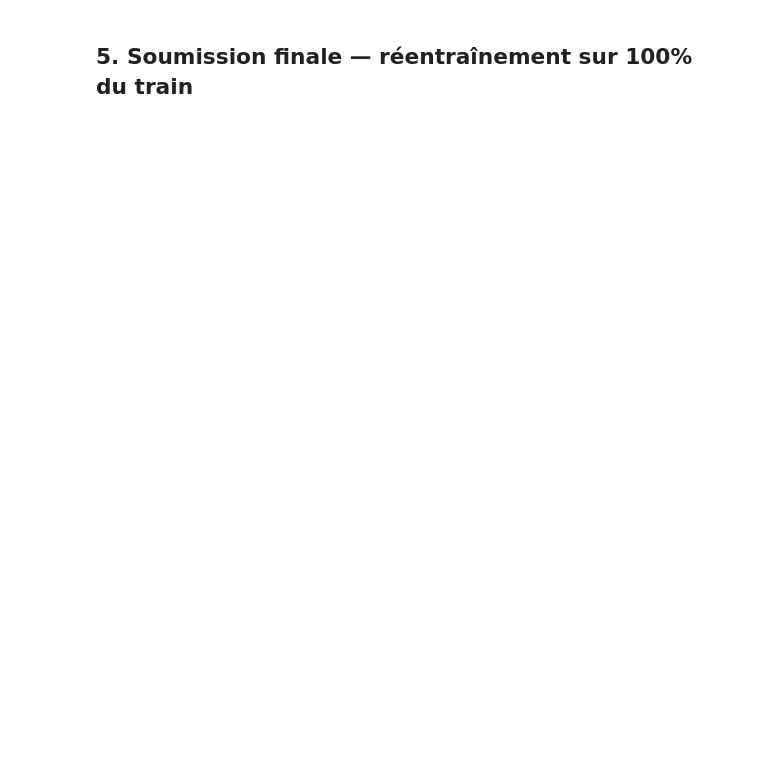
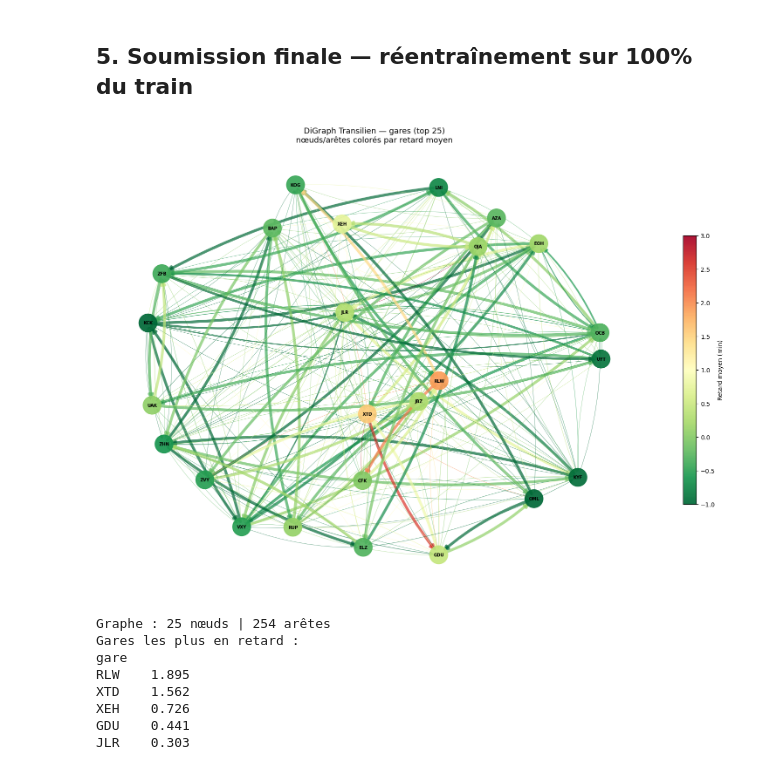
Before and after one commit to Benoit-DAVID-33/Ynov, a Jupyter notebook: semaine_23_03_2026/ML/Transilien_SNCF/master_ia_simple.ipynb, the cells around one changed output. Drawn from its saved outputs; the diff is of its cells as text; code cells hidden in the pictures; blank space fills up the shorter version.

```diff
--- a/semaine_23_03_2026/ML/Transilien_SNCF/master_ia_simple.ipynb
+++ b/semaine_23_03_2026/ML/Transilien_SNCF/master_ia_simple.ipynb
@@ -169,2 +246,67 @@ CatBoost multi-seed MAE val : 0.6373  (1153s)
 # %% [markdown]
 ## 5. Soumission finale — réentraînement sur 100% du train
+# %%
+import networkx as nx
+from matplotlib import cm
+import matplotlib.pyplot as plt
+
+# ── Construction du DiGraph ────────────────────────────────────────────────────
+df_g = X_train_raw[['train', 'date', 'arret', 'gare']].copy()
+df_g['delay'] = y_train_raw['p0q0'].values
+
+# Top 25 gares les plus fréquentes pour garder le graphe lisible
+top_gares = df_g['gare'].value_counts().head(25).index.tolist()
+df_g = df_g[df_g['gare'].isin(top_gares)]
+
+# Arêtes dirigées : pour chaque trajet (train, date), relier les arrêts consécutifs
+df_g = df_g.sort_values(['train', 'date', 'arret'])
+edge_data = {}
+for (train, date), grp in df_g.groupby(['train', 'date']):
+    rows = grp[['gare', 'delay']].values.tolist()
+    for i in range(len(rows) - 1):
+        src, dst = rows[i][0], rows[i+1][0]
+        if src != dst:
+            edge_data.setdefault((src, dst), []).append(rows[i][1])
+
+G = nx.DiGraph()
+for (src, dst), delays in edge_data.items():
+    G.add_edge(src, dst, weight=float(np.mean(delays)), count=len(delays))
+
+# ── Visualisation ──────────────────────────────────────────────────────────────
+node_delay = df_g.groupby('gare')['delay'].mean()
+node_colors = [node_delay.get(n, 0) for n in G.nodes()]
+edge_widths = [min(G[u][v]['count'] / 500, 4) + 0.5 for u, v in G.edges()]
+edge_colors = [G[u][v]['weight'] for u, v in G.edges()]
+
+pos = nx.spring_layout(G, seed=42, k=1.8, iterations=60)
+
+fig, ax = plt.subplots(figsize=(16, 11))
+
+nodes = nx.draw_networkx_nodes(G, pos, ax=ax,
+    node_color=node_colors, cmap='RdYlGn_r', vmin=-1, vmax=3,
+    node_size=900, alpha=0.92)
+nx.draw_networkx_labels(G, pos, ax=ax, font_size=7, font_weight='bold')
+edges = nx.draw_networkx_edges(G, pos, ax=ax,
+    edge_color=edge_colors, edge_cmap=cm.RdYlGn_r, edge_vmin=-1, edge_vmax=3,
+    width=edge_widths, arrows=True, arrowsize=14,
+    connectionstyle='arc3,rad=0.1', alpha=0.7)
+
+plt.colorbar(nodes, ax=ax, label='Retard moyen (min)', shrink=0.6)
+ax.set_title('DiGraph Transilien — gares (top 25)\nnœuds/arêtes colorés par retard moyen', fontsize=13)
+ax.axis('off')
+plt.tight_layout()
+plt.show()
+
+print(f'Graphe : {G.number_of_nodes()} nœuds | {G.number_of_edges()} arêtes')
+print(f'Gares les plus en retard :')
+print(node_delay.sort_values(ascending=False).head(5).round(3).to_string())
+# %% [output]
+[figure, added]
+Graphe : 25 nœuds | 254 arêtes
+Gares les plus en retard :
+gare
+RLW    1.895
+XTD    1.562
+XEH    0.726
+GDU    0.441
+JLR    0.303
```
Also changed, not shown: parts of 5 cells of this notebook, 10 other files.
